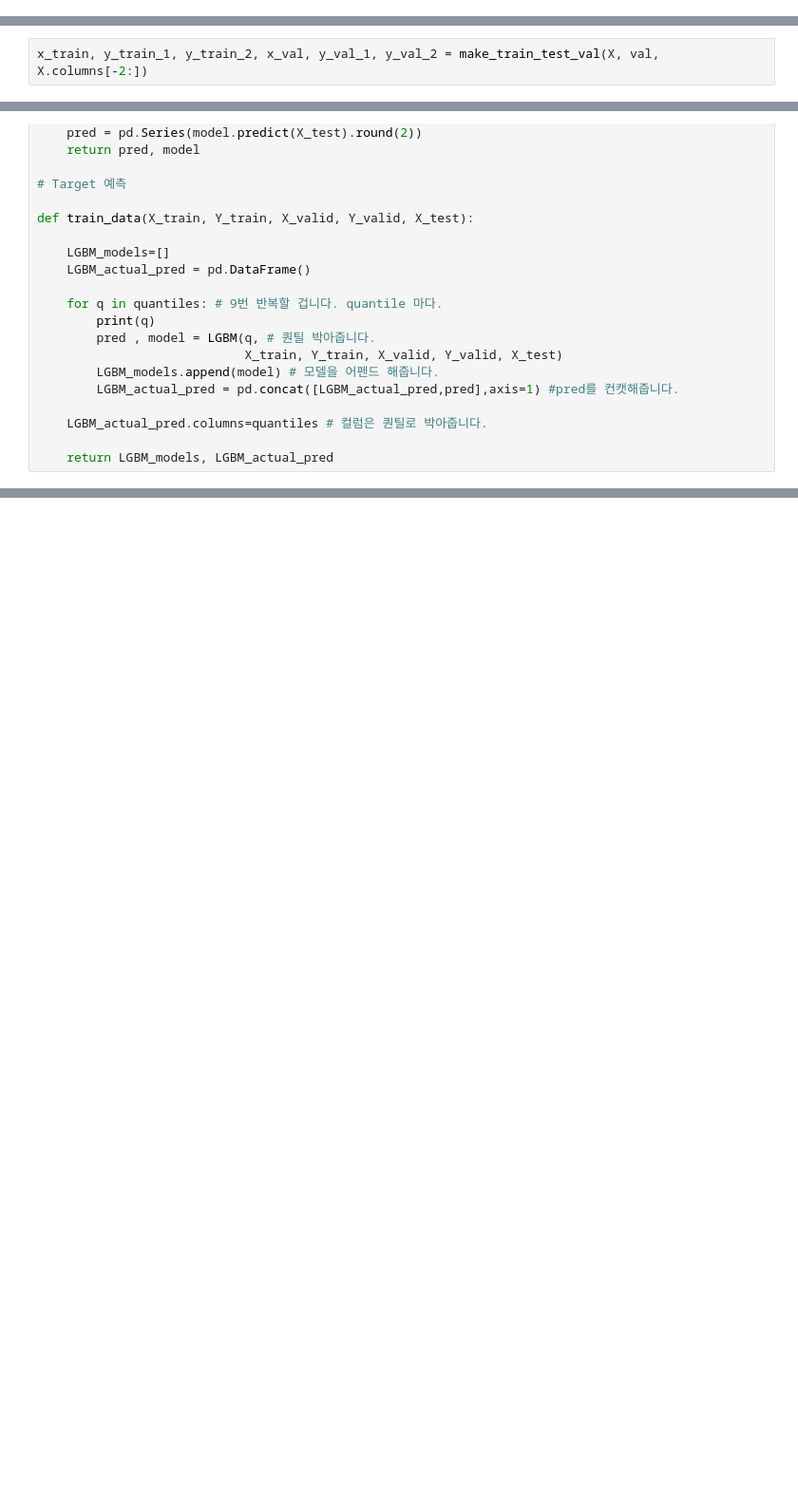
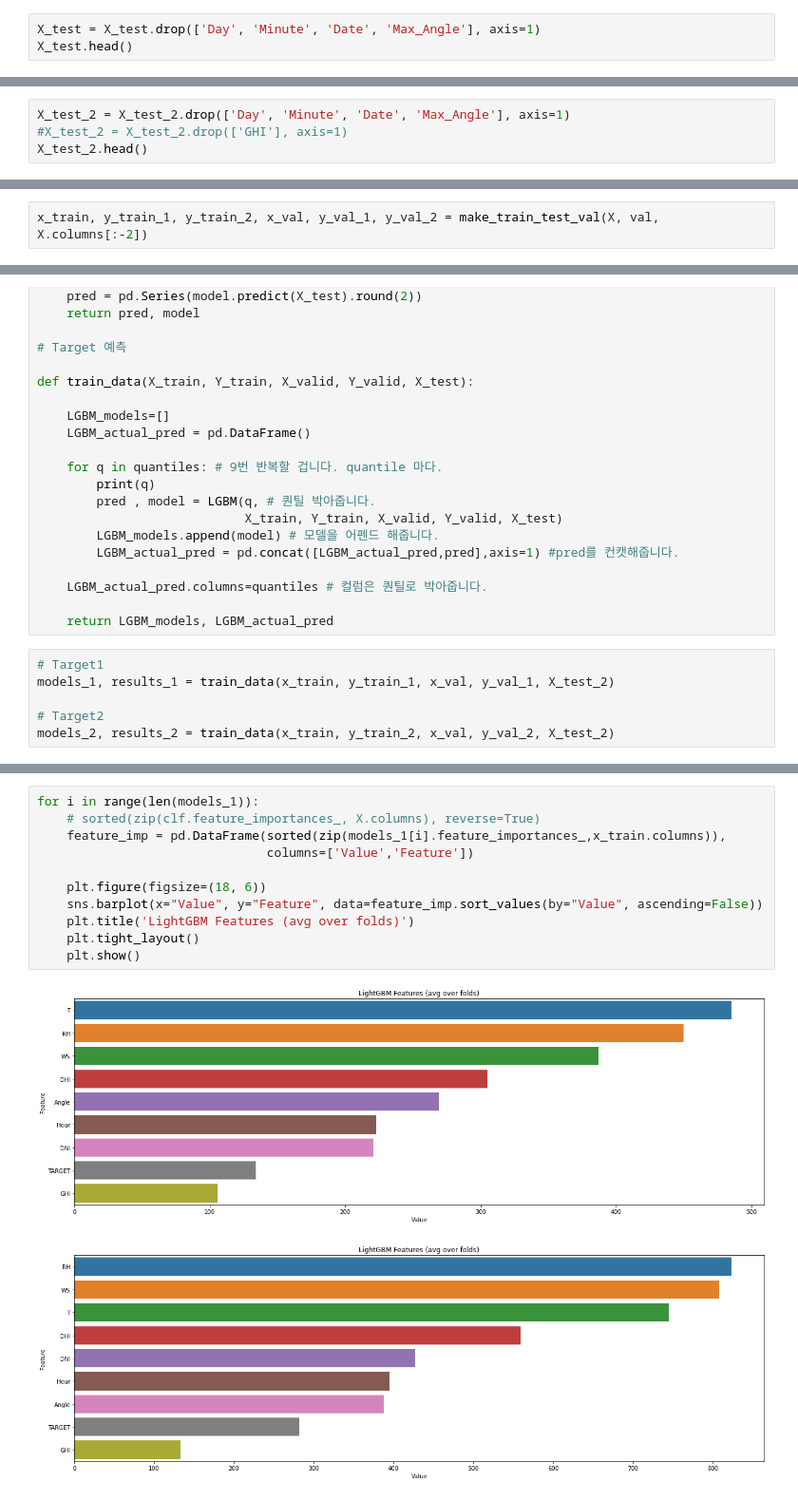
Before and after one commit to thinpig99/dacon-solarPanel, a Jupyter notebook: solarPanel_210112_sunAngle.ipynb, the cells around one changed output, grey strips where cells are left out. Shown at 95% size. Cells and saved outputs as stored; diff of their text form; blank space fills up the shorter version.

```diff
--- a/solarPanel_210112_sunAngle.ipynb
+++ b/solarPanel_210112_sunAngle.ipynb
@@ -466,0 +717,3 @@ print(X_test_2.shape)
+# %%
+X_test = X_test.drop(['Day', 'Minute', 'Date', 'Max_Angle'], axis=1)
+X_test.head()
@@ -466,0 +727,4 @@ print(X_test_2.shape)
+# %%
+X_test_2 = X_test_2.drop(['Day', 'Minute', 'Date', 'Max_Angle'], axis=1)
+#X_test_2 = X_test_2.drop(['GHI'], axis=1)
+X_test_2.head()
@@ -482,5 +753,5 @@ def make_train_test_val(X, val, features):
 
     return x_train, y_train_1, y_train_2, x_val, y_val_1, y_val_2
 # %%
-x_train, y_train_1, y_train_2, x_val, y_val_1, y_val_2 = make_train_test_val(X, val, X.columns[-2:])
+x_train, y_train_1, y_train_2, x_val, y_val_1, y_val_2 = make_train_test_val(X, val, X.columns[:-2])
 # %% [output]
@@ -527,3 +798,9 @@ def train_data(X_train, Y_train, X_valid, Y_valid, X_test):
     LGBM_actual_pred.columns=quantiles # 컬럼은 퀀틸로 박아줍니다.
 
     return LGBM_models, LGBM_actual_pred
+# %%
+# Target1
+models_1, results_1 = train_data(x_train, y_train_1, x_val, y_val_1, X_test_2)
+
+# Target2
+models_2, results_2 = train_data(x_train, y_train_2, x_val, y_val_2, X_test_2)
@@ -529,0 +825,14 @@ def train_data(X_train, Y_train, X_valid, Y_valid, X_test):
+# %%
+for i in range(len(models_1)):
+    # sorted(zip(clf.feature_importances_, X.columns), reverse=True)
+    feature_imp = pd.DataFrame(sorted(zip(models_1[i].feature_importances_,x_train.columns)),
+                               columns=['Value','Feature'])
+
+    plt.figure(figsize=(18, 6))
+    sns.barplot(x="Value", y="Feature", data=feature_imp.sort_values(by="Value", ascending=False))
+    plt.title('LightGBM Features (avg over folds)')
+    plt.tight_layout()
+    plt.show()
+# %% [output]
+[figure, added]
+[figure, added]
```
Also changed, not shown: parts of 33 cells of this notebook, 5 other files.
